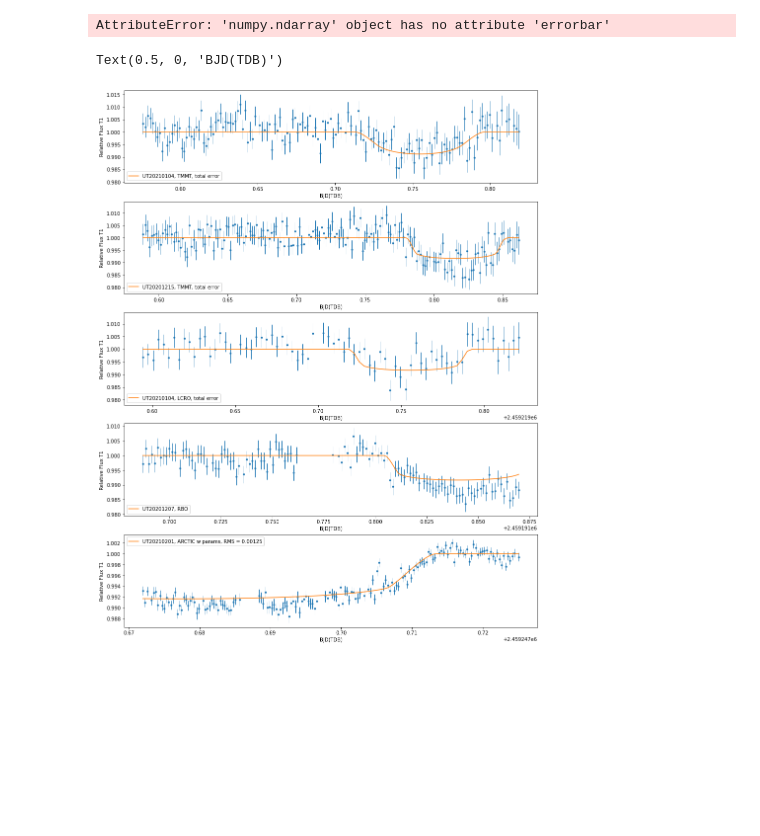
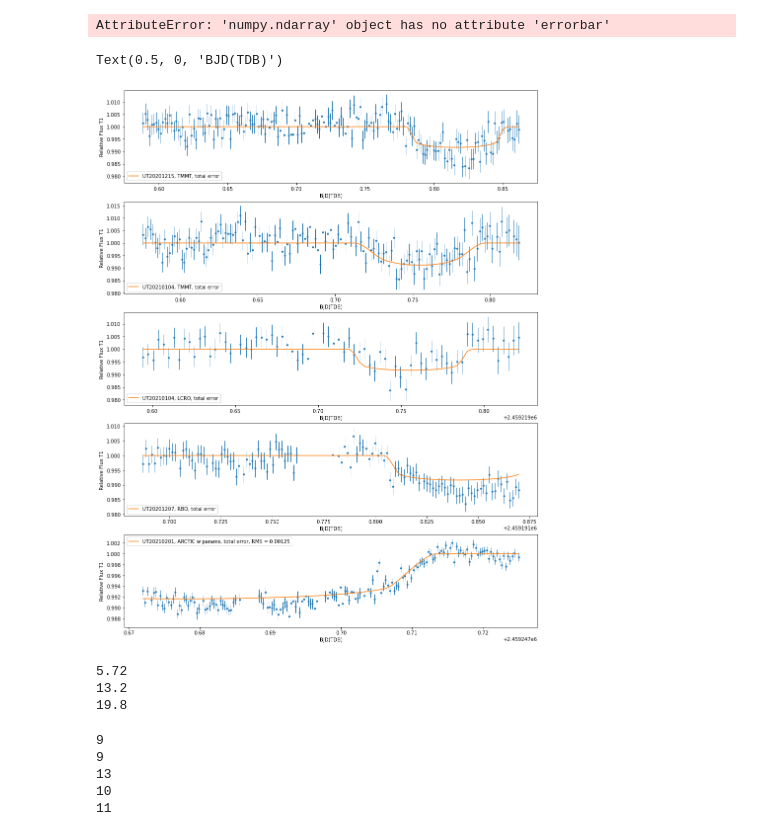
Before and after one commit to mam7337/PSU-Research, a Jupyter notebook: 532_plotting.ipynb, the cells around one changed output. Cells and saved outputs as stored; diff of their text form; code cells hidden in the pictures; blank space fills up the shorter version.

```diff
--- a/532_plotting.ipynb
+++ b/532_plotting.ipynb
@@ -25,12 +29,13 @@ for FOLDERNAME in FOLDERNAMES:
 # %%
 
-df = pd.read_csv(r'''C:\Users\Marissa\Desktop\Research\Transits\TMMT\TOI-532\20210104_TOI-532\0_results\5_15_30_BEST\best_reduction\Processed_l20210105-073107-TOI-532-I_measurements_subset_no_params.dat''', sep='\t')
+df = pd.read_csv(r'''C:\Users\Marissa\Desktop\Research\Transits\TMMT\TOI-532\20201215_TOI-532\0_results\5_20_30_BEST\Best_Reduction\Processed_l20201215-084408-TOI-532-I_measurements_subset_no_params''', sep='\t')
 
-df_err = pd.read_csv(r'''C:\Users\Marissa\Desktop\Research\Transits\TMMT\TOI-532\20210104_TOI-532\0_results\5_15_30_BEST\best_reduction\Processed_l20210105-073107-TOI-532-I_measurement_w_tot_error.xls''', sep='\t')
+df_err = pd.read_csv(r'''C:\Users\Marissa\Desktop\Research\Transits\TMMT\TOI-532\20201215_TOI-532\0_results\5_20_30_BEST\Best_Reduction\Processed_l20201215-084408-TOI-532-I_measurement_w_tot_error.xls''', sep='\t')
 
-df2 = pd.read_csv(r'''C:\Users\Marissa\Desktop\Research\Transits\TMMT\TOI-532\20201215_TOI-532\0_results\5_20_30_BEST\Best_Reduction\Processed_l20201215-084408-TOI-532-I_measurements_subset_no_params''', sep='\t')
+df2 = pd.read_csv(r'''C:\Users\Marissa\Desktop\Research\Transits\TMMT\TOI-532\20210104_TOI-532\0_results\5_15_30_BEST\best_reduction\Processed_l20210105-073107-TOI-532-I_measurements_subset_no_params.dat''', sep='\t')
 
-df2_err = pd.read_csv(r'''C:\Users\Marissa\Desktop\Research\Transits\TMMT\TOI-532\20201215_TOI-532\0_results\5_20_30_BEST\Best_Reduction\Processed_l20201215-084408-TOI-532-I_measurement_w_tot_error.xls''', sep='\t')
+df2_err = pd.read_csv(r'''C:\Users\Marissa\Desktop\Research\Transits\TMMT\TOI-532\20210104_TOI-532\0_results\5_15_30_BEST\best_reduction\Processed_l20210105-073107-TOI-532-I_measurement_w_tot_error.xls''', sep='\t')
+
 
 df3 = pd.read_csv(r'''C:\Users\Marissa\Desktop\Research\Transits\LCOBOT\20210104_TOI-532\0_results\6_13_30_BEST\Processed_lTOI-532-i-240S-B1-20210105T073125_measurements_subset.dat''', sep='\t')
 
@@ -72,7 +77,7 @@ y_err = df_err['Total_error']
 #y_err_norm = df['rel_flux_err_T1']/med
 model_no_params = df['rel_flux_T1_fn_model']
 ax1.errorbar(x, y_norm, yerr=y_err, marker='o', markersize=3, elinewidth=1, ls='none')
-ax1.errorbar(x, model_no_params, label='UT20210104, TMMT, total error')
+ax1.errorbar(x, model_no_params, label='UT20201215, TMMT, total error')
 ax1.legend(loc='lower left')
 ax1.set_ylabel('Relative Flux T1')
 ax1.set_xlabel('BJD(TDB)')
@@ -85,7 +90,7 @@ y_err2 = df2_err['Total_error']
 #y_err_norm2 = df2['rel_flux_err_T1']/med2
 model_no_params2 = df2['rel_flux_T1_fn_model']
 ax2.errorbar(x2, y_norm2, yerr=y_err2, marker='o', markersize=3, elinewidth=1, ls='none')
-ax2.errorbar(x2, model_no_params2, label='UT20201215, TMMT, total error')
+ax2.errorbar(x2, model_no_params2, label='UT20210104, TMMT, total error')
 ax2.legend(loc='lower left')
 ax2.set_ylabel('Relative Flux T1')
 ax2.set_xlabel('BJD(TDB)')
@@ -108,33 +113,93 @@ y4 = df4['rel_flux_T1']
 y4_ingress = df4['rel_flux_T1'][0:68]
 med4_ingress = np.median(y4_ingress)
 med4 = np.median(y4)
 y_norm4 = y4/med4_ingress
 y_err4 = df4_err['Total_error']
 #y_err_norm4 = df4['rel_flux_err_T1']/med4
 model_no_params4 = df4['rel_flux_T1_fn_model']
 ax4.errorbar(x4, y_norm4, yerr=y_err4, marker='o', markersize=3, elinewidth=1, ls='none')
-ax4.errorbar(x4, model_no_params4, label='UT20201207, RBO')
+ax4.errorbar(x4, model_no_params4, label='UT20201207, RBO, total error')
 ax4.legend(loc='lower left')
 ax4.set_ylabel('Relative Flux T1')
 ax4.set_xlabel('BJD(TDB)')
 
 x5 = df5['BJD(TDB)']
 y5 = df5['rel_flux_T1']
 y5_egress = df5['rel_flux_T1'][122:159]
 med5_egress = np.median(y5_egress)
 mean5_egress = np.mean(y5_egress)
 med5 = np.median(y5)
 mean5 = np.mean(y5)
 max5 = np.max(y5)
 y_norm5 = y5/mean5_egress
 y_err5 = df5_err['Total_error']
 #y_err_norm5 = df5['rel_flux_err_T1']
 model_w_params5 = df5['rel_flux_T1_fn_model']
 ax5.errorbar(x5, y_norm5, yerr=y_err5, marker='o', markersize=3, elinewidth=1, ls='none')
-ax5.errorbar(x5, model_w_params5, label='UT20210201, ARCTIC w params, RMS = 0.00125')
+ax5.errorbar(x5, model_w_params5, label='UT20210201, ARCTIC w params, total error, RMS = 0.00125')
 ax5.legend(loc='upper left')
 ax5.set_ylabel('Relative Flux T1')
 ax5.set_xlabel('BJD(TDB)')
 # %% [output]
 Text(0.5, 0, 'BJD(TDB)')
-[figure, old version]
+[figure, new version]
+# %%
+#Use to plate scale and aperture (ap), inner annulus(in_a), outer annulus (out_a) in PIXELS to calculate the same variables in ARCSECONDS (ap_arc, in_arc, out_arc)
+
+ap = 13.
+in_a = 30.
+out_a = 45.
+
+arc_ppix_TMMT = 1.194
+ap_arc_TMMT = arc_ppix_TMMT * ap
+in_arc_TMMT = arc_ppix_TMMT * in_a
+out_arc_TMMT = arc_ppix_TMMT * out_a
+
+arc_ppix_LCRO = 0.773
+ap_arc_LCRO = arc_ppix_LCRO * ap
+in_arc_LCRO = arc_ppix_LCRO * in_a
+out_arc_LCRO = arc_ppix_LCRO * out_a
+
+arc_ppix_RBO = 0.532
+ap_arc_RBO = arc_ppix_RBO * ap
+in_arc_RBO = arc_ppix_RBO * in_a
+out_arc_RBO = arc_ppix_RBO * out_a
+
+arc_ppix_ARC = 0.44
+ap_arc_ARC = arc_ppix_ARC * ap
+in_arc_ARC = arc_ppix_ARC * in_a
+out_arc_ARC = arc_ppix_ARC * out_a
+print(ap_arc_ARC)
+print(in_arc_ARC)
+print(out_arc_ARC)
+# %% [output]
+5.72
+13.2
+19.8
+# %%
+#Calculates number of reference stars in each file
+ref_stars = [col for col in df_err.columns if 'rel_flux_C' in col]
+n_e = len(ref_stars)
+print(n_e)
+
+ref_stars2 = [col for col in df2_err.columns if 'rel_flux_C' in col]
+n_e2 = len(ref_stars2)
+print(n_e2)
+
+ref_stars3 = [col for col in df3_err.columns if 'rel_flux_C' in col]
+n_e3 = len(ref_stars3)
+print(n_e3)
+
+ref_stars4 = [col for col in df4_err.columns if 'rel_flux_C' in col]
+n_e4 = len(ref_stars4)
+print(n_e4)
+
+ref_stars5= [col for col in df5_err.columns if 'rel_flux_C' in col]
+n_e5 = len(ref_stars5)
+print(n_e5)
+# %% [output]
+9
+9
+13
+10
+11
```
Also changed, not shown: parts of 2 cells of this notebook.
